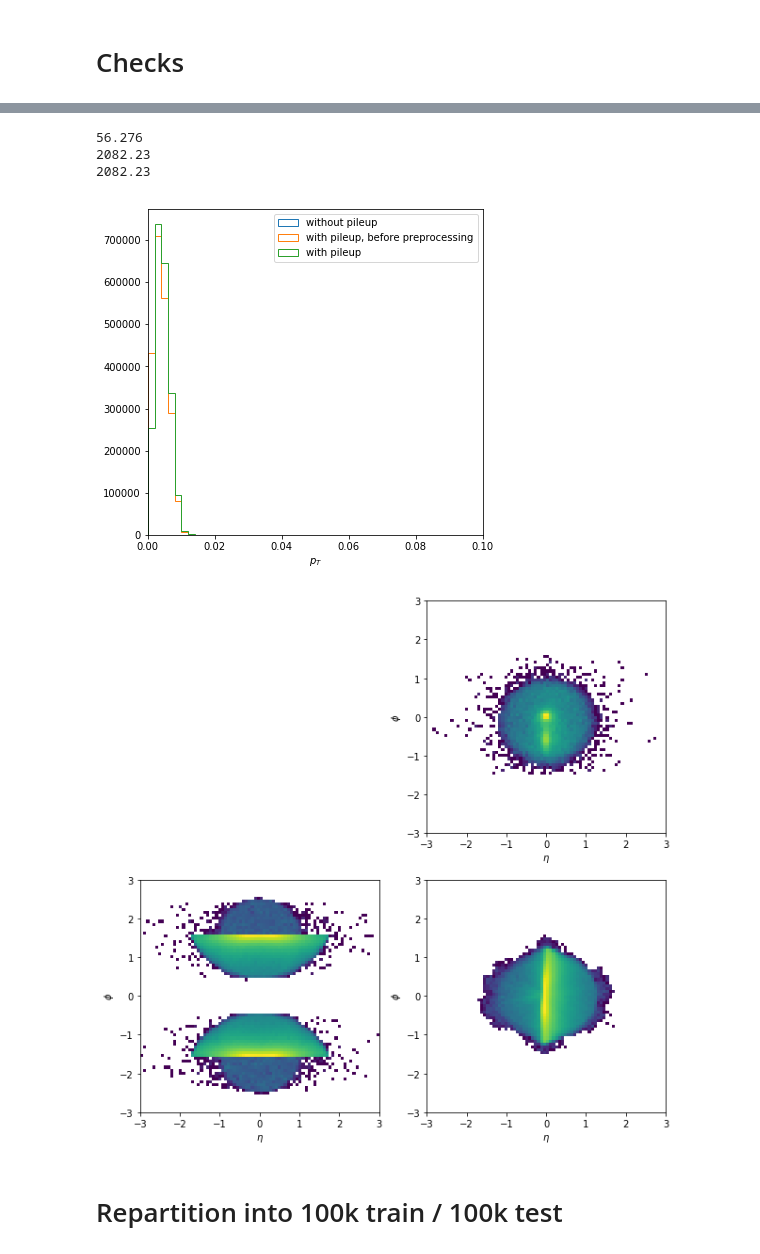
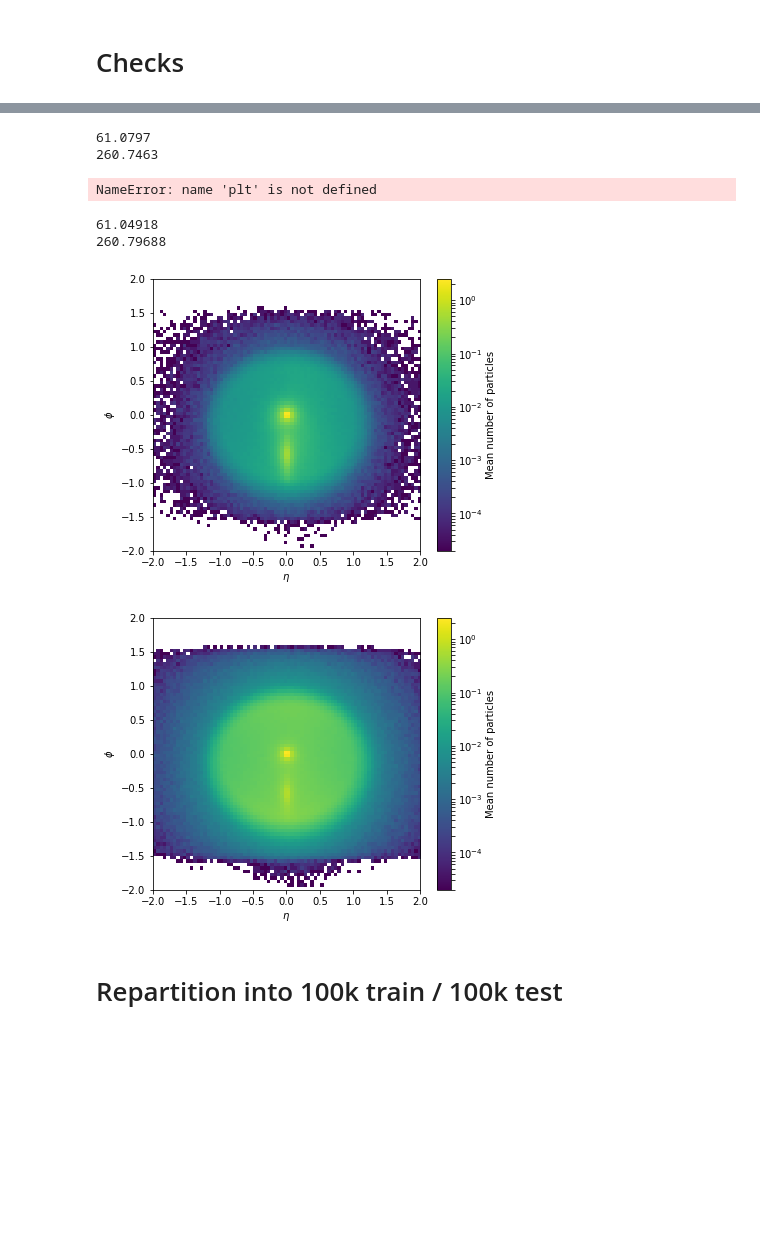
Before and after one commit to johannbrehmer/recnn, a Jupyter notebook: notebooks/03-preprocessing.ipynb, the cells around one changed output, grey strips where cells are left out. Cells and saved outputs as stored; diff of their text form; code cells hidden in the pictures; blank space fills up the shorter version.

```diff
--- a/notebooks/03-preprocessing.ipynb
+++ b/notebooks/03-preprocessing.ipynb
@@ -55,7 +59,7 @@ from recnn.preprocessing import _pt
 # 6. if sj3.pz < 0: for all c, do c.set_pz(-c.pz)
 # 7. finally recluster all transformed constituents c into a single jet (using kt or anti-kt? r?)
 
-def preprocess(jet, output="kt", colinear_splits=0, trimming=0.0):
+def preprocess(jet, output="kt", colinear_splits=0, trimming=0.0, min_pt=0.):
     jet = copy.deepcopy(jet)
     constituents = jet["content"][jet["tree"][:, 0] == -1]
 
@@ -85,6 +89,8 @@ def preprocess(jet, output="kt", colinear_splits=0, trimming=0.0):
     # trimming
     if trimming > 0.0:
         subjets = [(tree, content, mass, pt) for tree, content, mass, pt in subjets if pt > trimming * jet["pt"]]
+    elif min_pt > 0.0:
+        subjets = [(tree, content, mass, pt) for tree, content, mass, pt in subjets if pt > minpt]
     else:
         subjets = [(tree, content, mass, pt) for tree, content, mass, pt in subjets]
 
@@ -182,8 +190,8 @@ sys.path.append("..")
 from recnn.preprocessing import randomize
 from recnn.preprocessing import sequentialize_by_pt
 
-f = "/scratch/jb6504/data/w-vs-qcd/anti-kt/antikt-pileup25-new-train.pickle"
-# f = "/scratch/jb6504/data/w-vs-qcd/anti-kt/antikt-pileup25-new-test.pickle"
+# f = "/scratch/jb6504/data/w-vs-qcd/anti-kt/antikt-pileup25-new-train.pickle"
+f = "/scratch/jb6504/data/w-vs-qcd/anti-kt/antikt-pileup25-new-test.pickle"
 
 # f = "../data/w-vs-qcd/anti-kt/antikt-train.pickle-py27"
 # f = "../data/w-vs-qcd/anti-kt/antikt-test.pickle-py27"
@@ -391,40 +614,58 @@ a0 = np.vstack(a0)
 # %%
-print(float(a0.shape[0]) / 1000)
-print(float(a.shape[0]) / 1000)
+print(float(a0.shape[0]) / 10000)
+print(float(a.shape[0]) / 10000)
 # %% [output]
-56.276
-2082.23
-2082.23
+61.0797
+260.7463
 # %%
-plt.hist(a0[:, 0], range=(0.,.1), bins=50, histtype='step', label='without pileup')
-plt.hist(a[:, 0]/1000., range=(0.,.1), bins=50, histtype='step', label='with pileup')
+plt.hist(a0[:, 0], range=(0.,15.), bins=80, histtype='step', label='without pileup')
+plt.hist(a[:, 0], range=(0.,15.), bins=80, histtype='step', label='with pileup')
 
-plt.xlim((0.,1.))
 plt.legend()
-
-plt.xlabel(r'$p_T$')
+plt.yscale('log', nonposy='clip')
+plt.xlim((0.,15.))
+plt.xlabel(r'Constituent $p_T$ [GeV]')
 
 plt.show()
 # %% [output]
-[figure, removed]
+NameError: name 'plt' is not defined
+# %%
+print(float(a0.shape[0]) / (len(m0_s) + len(m0_b)))
+print(float(a.shape[0]) / (len(m_s) + len(m_b)))
+# %% [output]
+61.04918
+260.79688
 # %%
-plt.figure(figsize=(10,5))
+cmax = 2.5
+a0 = np.vstack((a0_s, a0_b))
+a = np.vstack((a_s, a_b))
 
-plt.subplot(121)
-plt.hist2d(a0[:, 1], a0[:, 2], range=[(-3,3), (-3,3)],
-           bins=80, cmap="viridis", norm=LogNorm())
+fig = plt.figure(figsize=(6,5))
+plt.hist2d(a0_s[:, 1], a0_s[:, 2], range=[(-2,2), (-2,2)],
+           bins=80, cmap="viridis", norm=LogNorm(),
+           weights=[1./(len(m0_s))] * len(a0_s),
+           cmax=cmax, vmax=cmax)
+cbar = plt.colorbar()
+cbar.set_label('Mean number of particles')
 plt.xlabel(r'$\eta$')
 plt.ylabel(r'$\phi$')
+plt.savefig("average_jet_without_pileup.pdf", dpi=300)
+plt.show()
 
-plt.subplot(122)
-plt.hist2d(a[:, 1], a[:, 2], range=[(-3,3), (-3,3)],
-           bins=80, cmap="viridis", norm=LogNorm())
+fig = plt.figure(figsize=(6,5))
+plt.hist2d(a_s[:, 1], a_s[:, 2], range=[(-2,2), (-2,2)],
+           bins=80, cmap="viridis", norm=LogNorm(),
+           weights=[1./(len(m_s))] * len(a_s),
+           cmax=cmax, vmax=cmax)
+cbar = plt.colorbar()
+cbar.set_label('Mean number of particles')
 plt.xlabel(r'$\eta$')
 plt.ylabel(r'$\phi$')
-
+plt.savefig("average_jet_with_pileup.pdf", dpi=300)
 plt.show()
 # %% [output]
-[figure, old version]
+[figure, new version]
+[figure, added]
 # %% [markdown]
 # Repartition into 100k train / 100k test
 # %%
```
Also changed, not shown: parts of 17 cells of this notebook, 5 other files.
